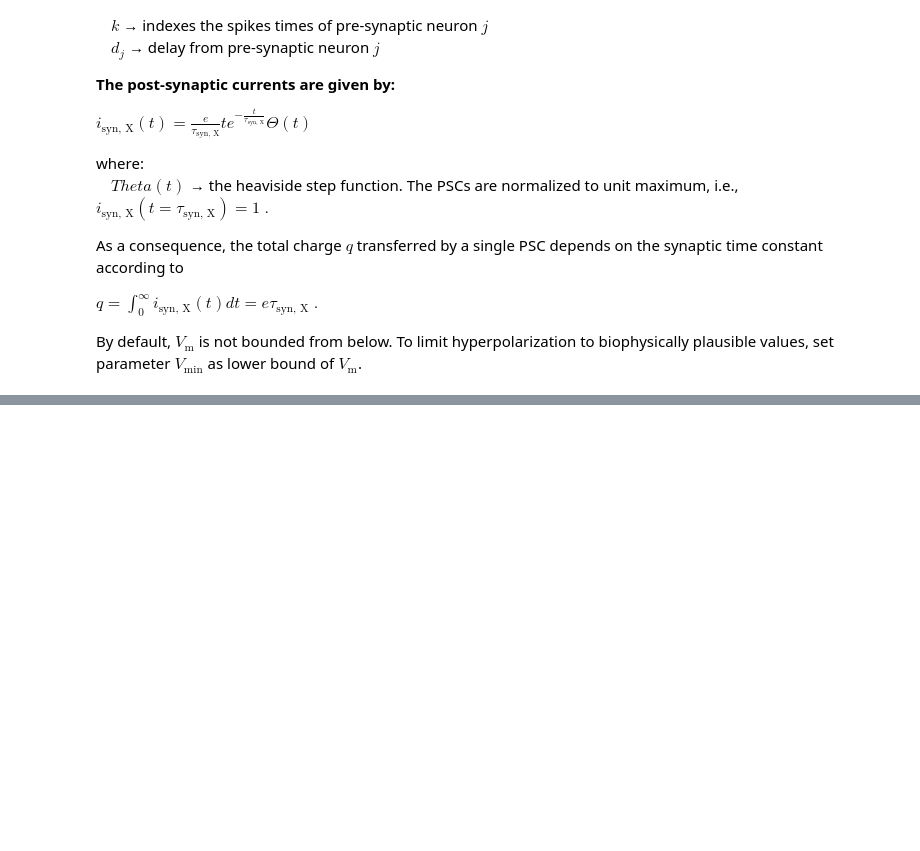
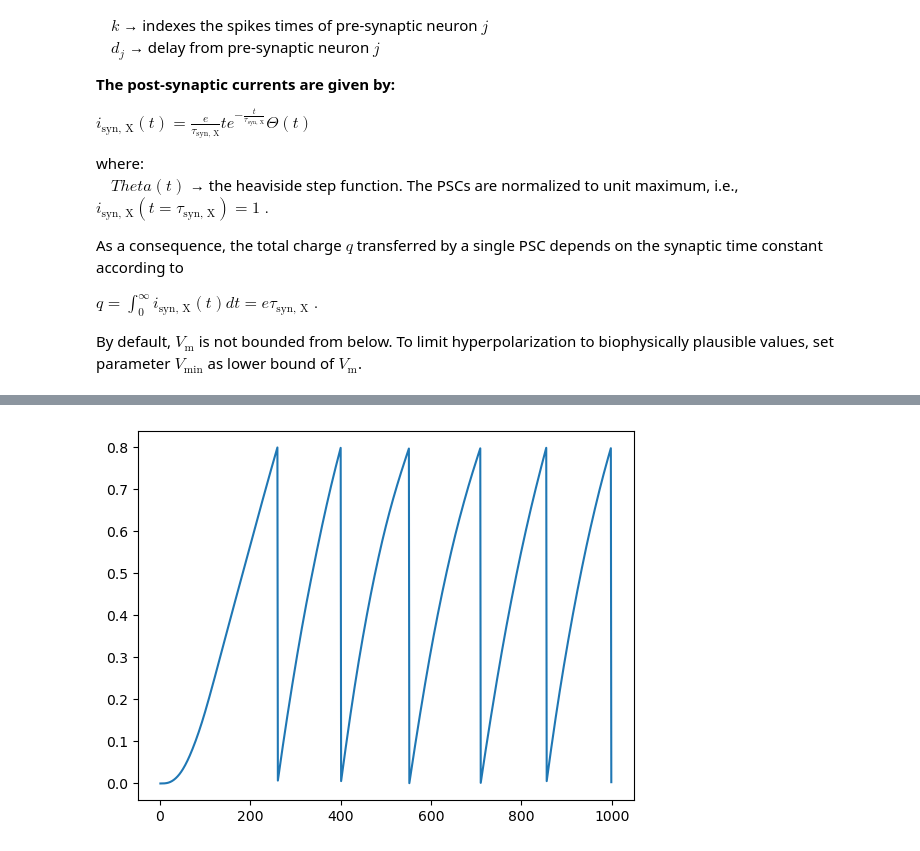
Before and after one commit to aung9htet/counting_snn, a Jupyter notebook: subitization_notebook.ipynb, the cells around one changed output, grey strips where cells are left out. Drawn from its saved outputs; the diff is of its cells as text; code cells hidden in the pictures; blank space fills up the shorter version.

```diff
--- a/subitization_notebook.ipynb
+++ b/subitization_notebook.ipynb
@@ -130,0 +134,82 @@ Mar 20 19:24:01 SimulationManager::run [Info]:
+# %%
+# Paramters
+# neuron parameters
+parameters = {
+        "V_m": 0,                   # mV
+        "E_L": 0,                   # mV
+        "V_th": 0.8,                # mV
+        "V_reset": 0,               # mV
+        "tau_syn_ex": 50,           # ms rise time of the excitatory synaptic alpha function (i.e. to see the current for each spike decays)
+        "I_e": 0 * (10 ** 6),       # pA input current
+        "tau_m": 200,               # ms membrane time constant
+        "C_m": 70 * 10**6,          # pF membrane capacitance (calculated for R = 1)
+        "t_ref": 0                  # ms refractory period
+    }
+# poisson generator params
+poi_param = {
+    "rate": 2000.0   # Hz rate of poisson generator
+}
+# noise generator params
+white_param = {
+    "mean": 0 * (10**12),  # pA mean value of the noise current
+    "std": 0.5 * (10**12)  # pA the standard deviation of the noise current
+}
+
+# Testing Poisson Generator
+# Reset Network (this includes the connections)
+nest.ResetKernel()
+
+# Initialise Neurons
+poi_gen = nest.Create('poisson_generator', params=poi_param)
+neuron = nest.Create('iaf_psc_alpha', params=parameters)
+spike_recorder = nest.Create('spike_recorder')
+multimeter = nest.Create('multimeter')
+multimeter.set(record_from=["V_m"])
+
+# Synapse Connection Management
+nest.Connect(multimeter, neuron)
+nest.Connect(neuron, spike_recorder)
+nest.Connect(poi_gen, neuron, syn_spec={'weight': 2 * 10**3})
+
+# Simulate
+nest.Simulate(1000)
+
+# Plot
+dmm = multimeter.get()
+Vms = dmm["events"]["V_m"]
+ts = dmm["events"]["times"]
+events = spike_recorder.get("events")
+senders = events["senders"]
+plt.figure(1)
+plt.plot(ts,Vms)
+plt.show()
+
+# # Testing Noise Generator
+# # Reset Network
+# nest.ResetKernel()
+
+# # Initialise Neurons
+# white_gen = nest.Create('noise_generator', params=white_param)
+# neuron = nest.Create('iaf_psc_alpha', params=parameters)
+# spike_recorder = nest.Create('spike_recorder')
+# multimeter = nest.Create('multimeter')
+# multimeter.set(record_from=["V_m"])
+
+# # Synapse Connection Management
+# nest.Connect(multimeter, neuron)
+# nest.Connect(neuron, spike_recorder)
+# nest.Connect(white_gen, neuron)
+
+# # Simulate
+# nest.Simulate(1000)
+
+# # Plot
+# dmm = multimeter.get()
+# Vms = dmm["events"]["V_m"]
+# ts = dmm["events"]["times"]
+# events = spike_recorder.get("events")
+# senders = events["senders"]
+# plt.figure(1)
+# plt.plot(ts,Vms)
+# plt.show()
+# %% [output]
@@ -130,0 +227 @@ Mar 20 19:24:01 SimulationManager::run [Info]:
+[figure, added]
```
Also changed, not shown: parts of 29 cells of this notebook, 26 other files.
